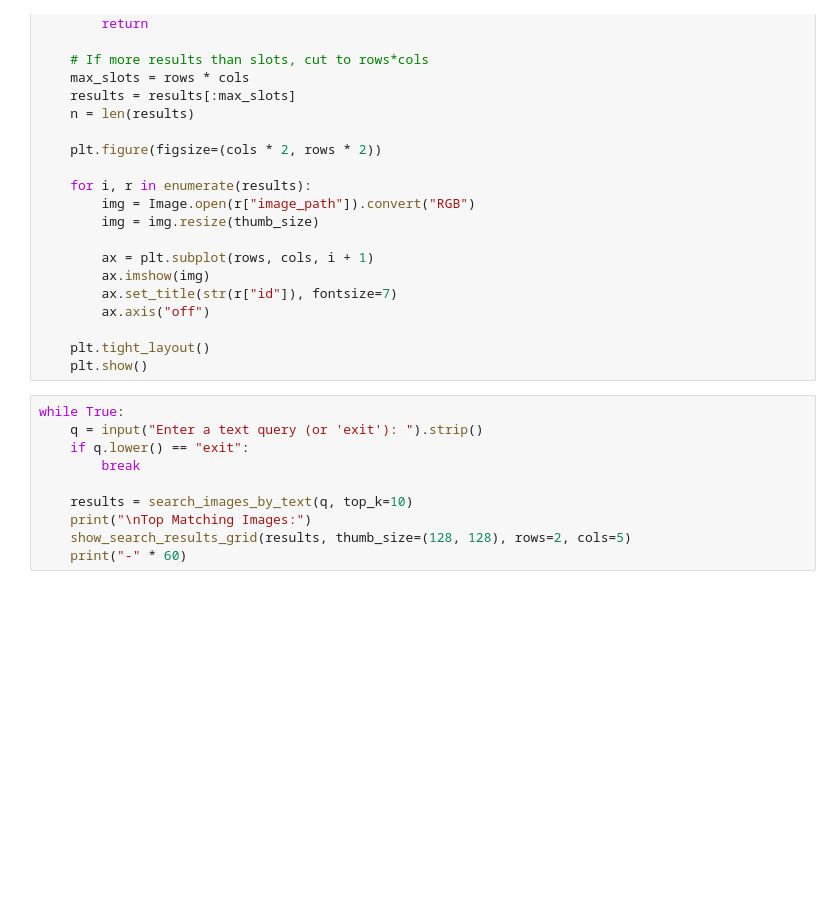
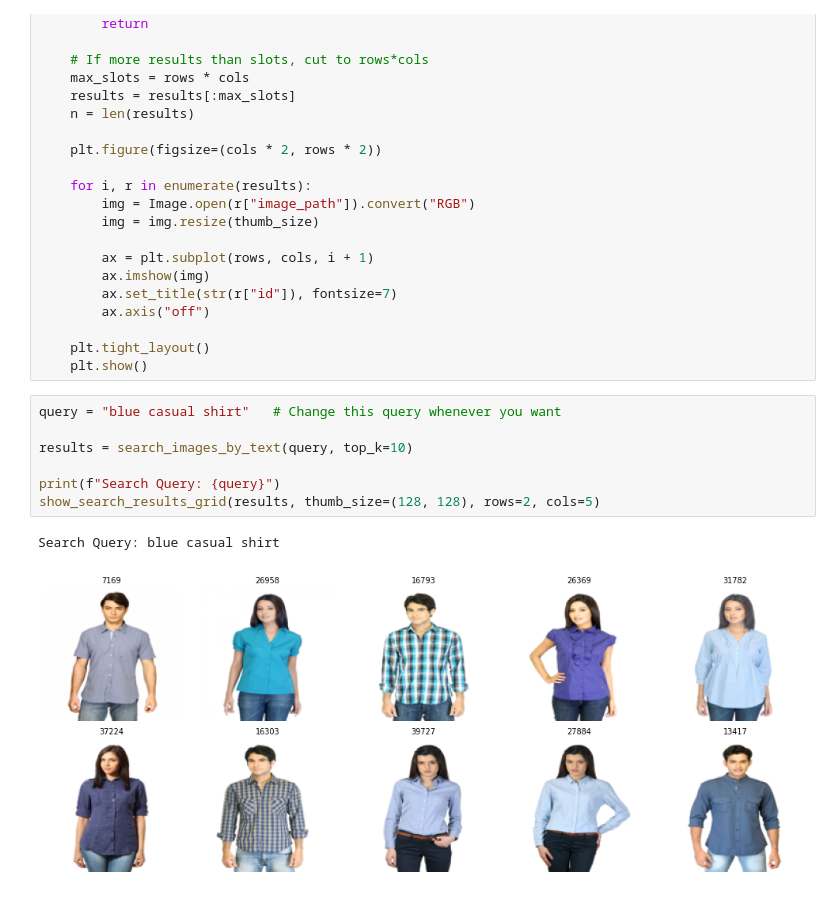
Before and after one commit to manoranjan-programmer/Gen-AI-Bootcamp---Task-3, a Jupyter notebook: gen-ai-bootcamp-task-3.ipynb, the cells around one changed output. Drawn from its saved outputs; the diff is of its cells as text; blank space fills up the shorter version.

```diff
--- a/gen-ai-bootcamp-task-3.ipynb
+++ b/gen-ai-bootcamp-task-3.ipynb
@@ -108,12 +138,12 @@ def show_search_results_grid(results, thumb_size=(128, 128), rows=2, cols=5):
     plt.tight_layout()
     plt.show()
 # %%
-while True:
-    q = input("Enter a text query (or 'exit'): ").strip()
-    if q.lower() == "exit":
-        break
+query = "blue casual shirt"   # Change this query whenever you want
 
-    results = search_images_by_text(q, top_k=10)
-    print("\nTop Matching Images:")
-    show_search_results_grid(results, thumb_size=(128, 128), rows=2, cols=5)
-    print("-" * 60)
+results = search_images_by_text(query, top_k=10)
+
+print(f"Search Query: {query}")
+show_search_results_grid(results, thumb_size=(128, 128), rows=2, cols=5)
+# %% [output]
+Search Query: blue casual shirt
+[figure, added]
```
Also changed, not shown: parts of 4 cells of this notebook.
